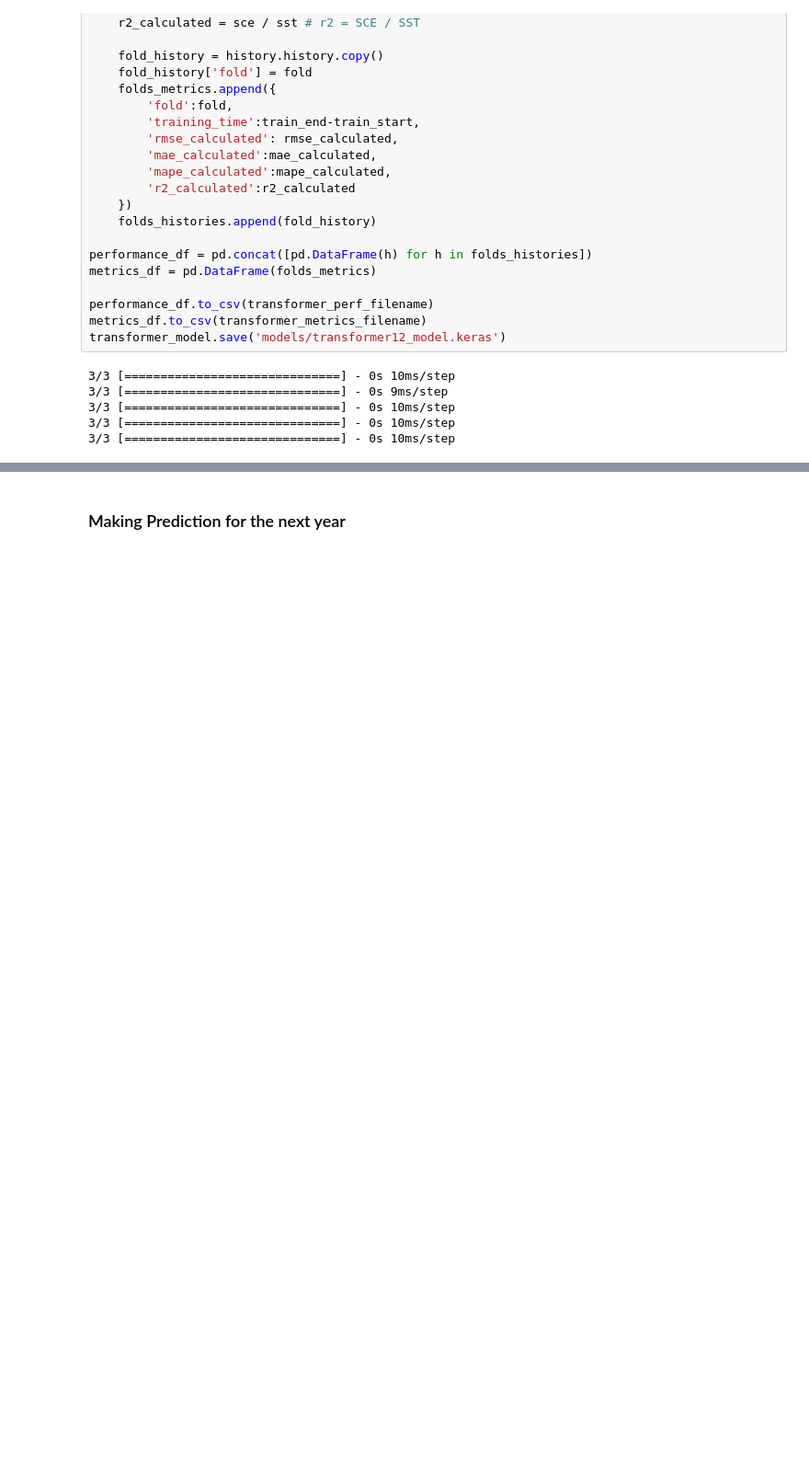
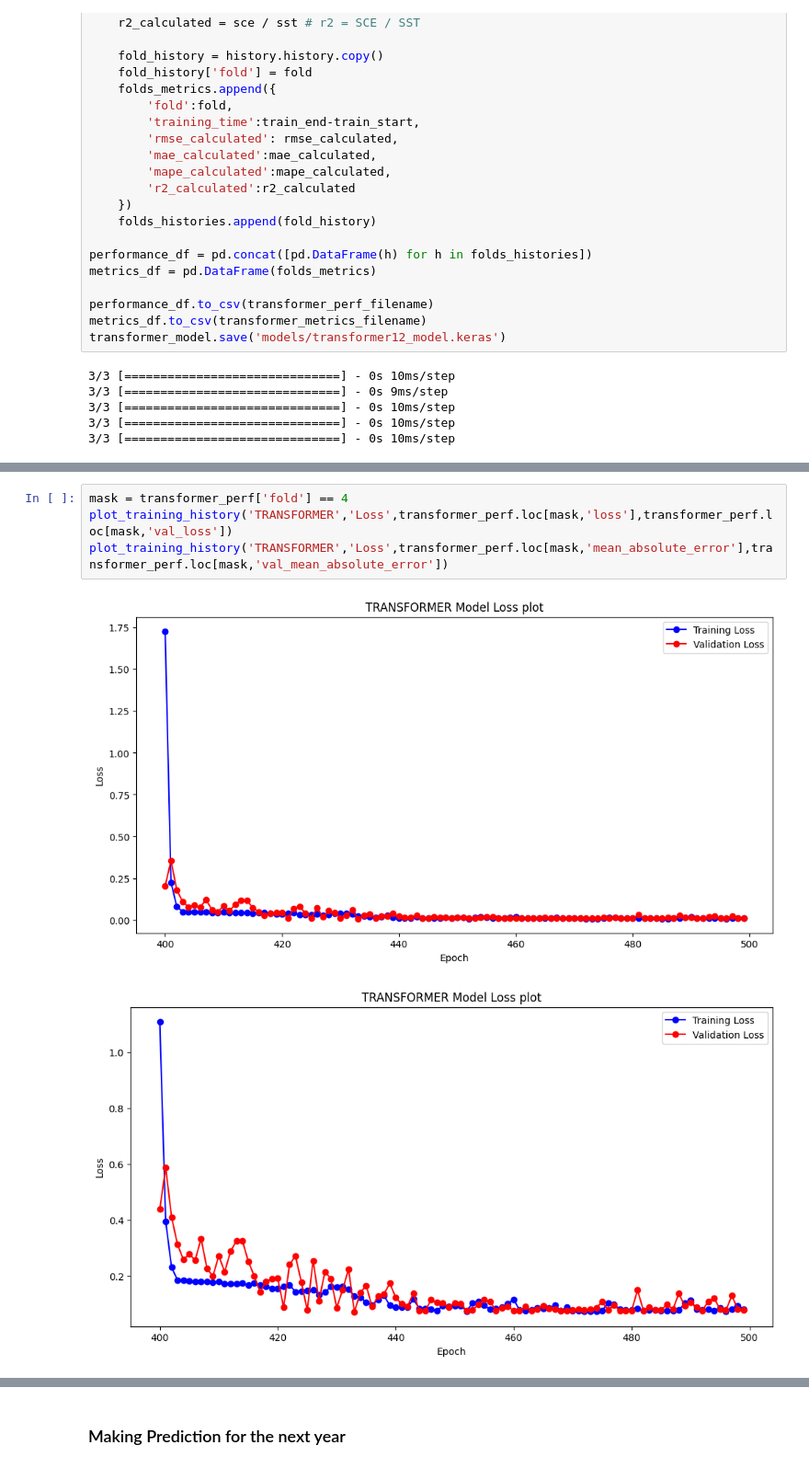
Before and after one commit to YounesAbdedjalil/Project-Data-Mining, a Jupyter notebook: PrediCO2.ipynb, the cells around one changed output, grey strips where cells are left out. Shown at 92% size. Saved outputs shown, nothing was run; the diff lists cells and outputs as text; blank space fills up the shorter version.

```diff
--- a/PrediCO2.ipynb
+++ b/PrediCO2.ipynb
@@ -721,0 +805,7 @@ Where in our case **time_step = 1, features = 3** and batch size decided by trai
+# %%
+mask = transformer_perf['fold'] == 4
+plot_training_history('TRANSFORMER','Loss',transformer_perf.loc[mask,'loss'],transformer_perf.loc[mask,'val_loss'])
+plot_training_history('TRANSFORMER','Loss',transformer_perf.loc[mask,'mean_absolute_error'],transformer_perf.loc[mask,'val_mean_absolute_error'])
+# %% [output]
+[figure, added]
+[figure, added]
```
Also changed, not shown: parts of 18 cells of this notebook, 16 other files.
